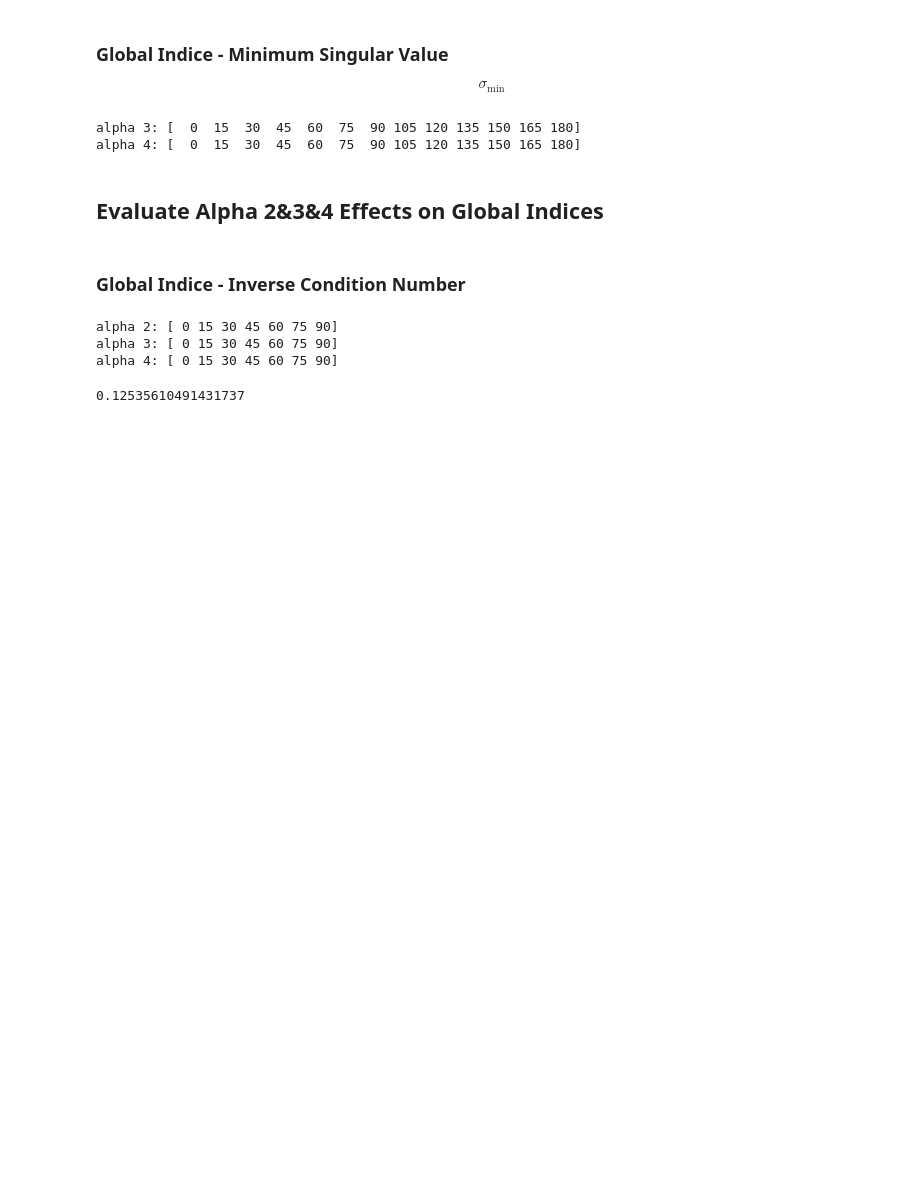
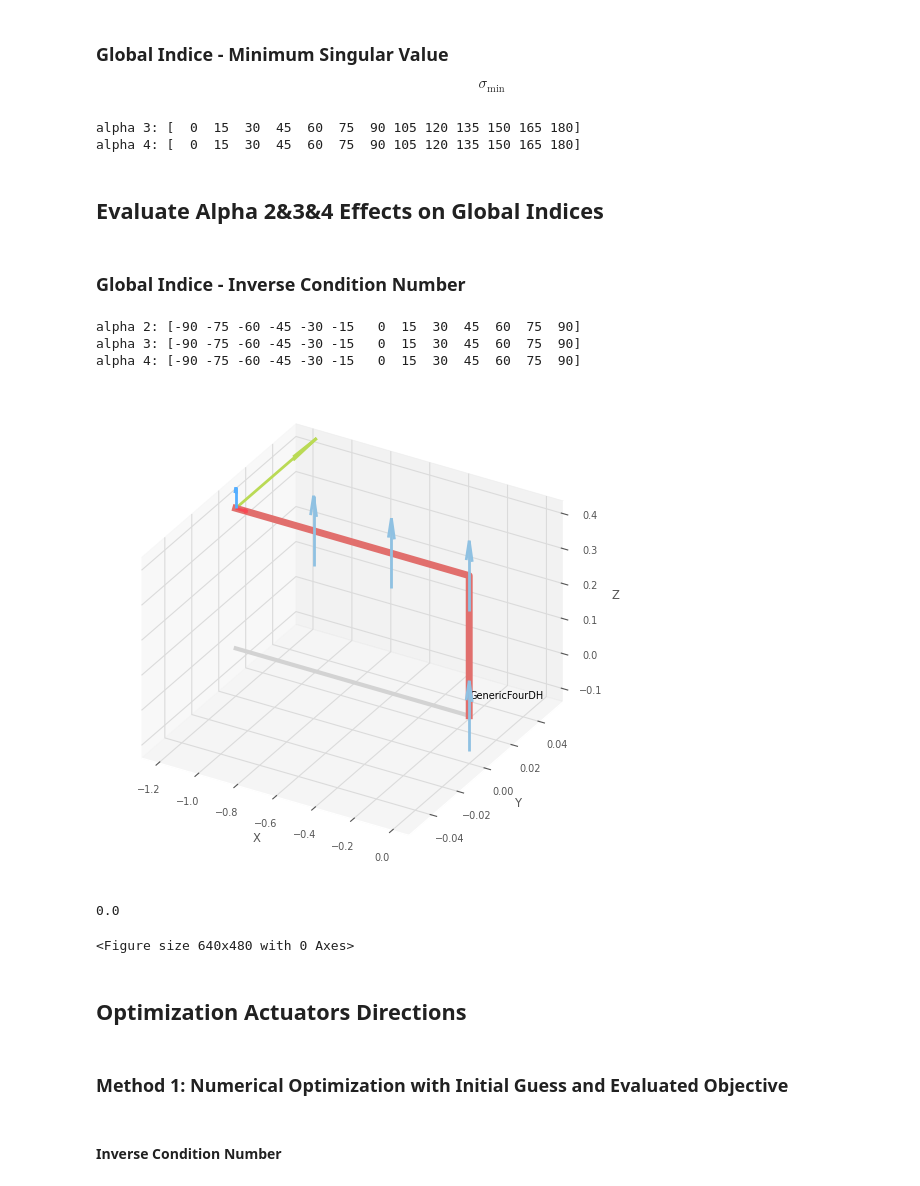
Before and after one commit to chaoyuefei/RoboSandbox, a Jupyter notebook: tutorial/parameter optimization/actuator_direction_effects.ipynb, the cells around one changed output. Cells and saved outputs as stored; diff of their text form; code cells hidden in the pictures; blank space fills up the shorter version.

Commit message:
feat: clean tutorial and add optimization feature

```diff
--- a/tutorial/parameter optimization/actuator_direction_effects.ipynb
+++ b/tutorial/parameter optimization/actuator_direction_effects.ipynb
@@ -472,8 +472,8 @@ axes = "all"
 isRun = True
 isSave = True
 
-# isSave = False
-# isRun = False
+isSave = False
+isRun = False
 
 if isRun:
     res, res_mat = evaluate_3alpha_effect(
@@ -496,12 +496,18 @@ plot_scatter_global_index_results(
     isSave=isSave,
 )
 # %% [output]
-alpha 2: [ 0 15 30 45 60 75 90]
-alpha 3: [ 0 15 30 45 60 75 90]
-alpha 4: [ 0 15 30 45 60 75 90]
+alpha 2: [-90 -75 -60 -45 -30 -15   0  15  30  45  60  75  90]
+alpha 3: [-90 -75 -60 -45 -30 -15   0  15  30  45  60  75  90]
+alpha 4: [-90 -75 -60 -45 -30 -15   0  15  30  45  60  75  90]
 # %%
-robot_g = rsb.models.DH.Generic.GenericFour(alpha=[np.deg2rad(-90), 0, np.deg2rad(30), 0])
+robot_g = rsb.models.DH.Generic.GenericFour(alpha=[np.deg2rad(0), 0, np.deg2rad(0), 0])
 robot_g.plot(q=robot_g.qz)
 robot_g.manipulability(q=[0.1, 0.2, 0.3, 0.4], method='minsingular')
 # %% [output]
+[figure, added]
-0.12535610491431737
+0.0
+<Figure size 640x480 with 0 Axes>
+# %% [markdown]
+## Optimization Actuators Directions
+# %% [markdown]
+### Method 1: Numerical Optimization with Initial Guess and Evaluated Objective
@@ -507,0 +529,2 @@ robot_g.manipulability(q=[0.1, 0.2, 0.3, 0.4], method='minsingular')
+# %% [markdown]
+#### Inverse Condition Number
```
Also changed, not shown: parts of 13 cells of this notebook, 8 other files.
